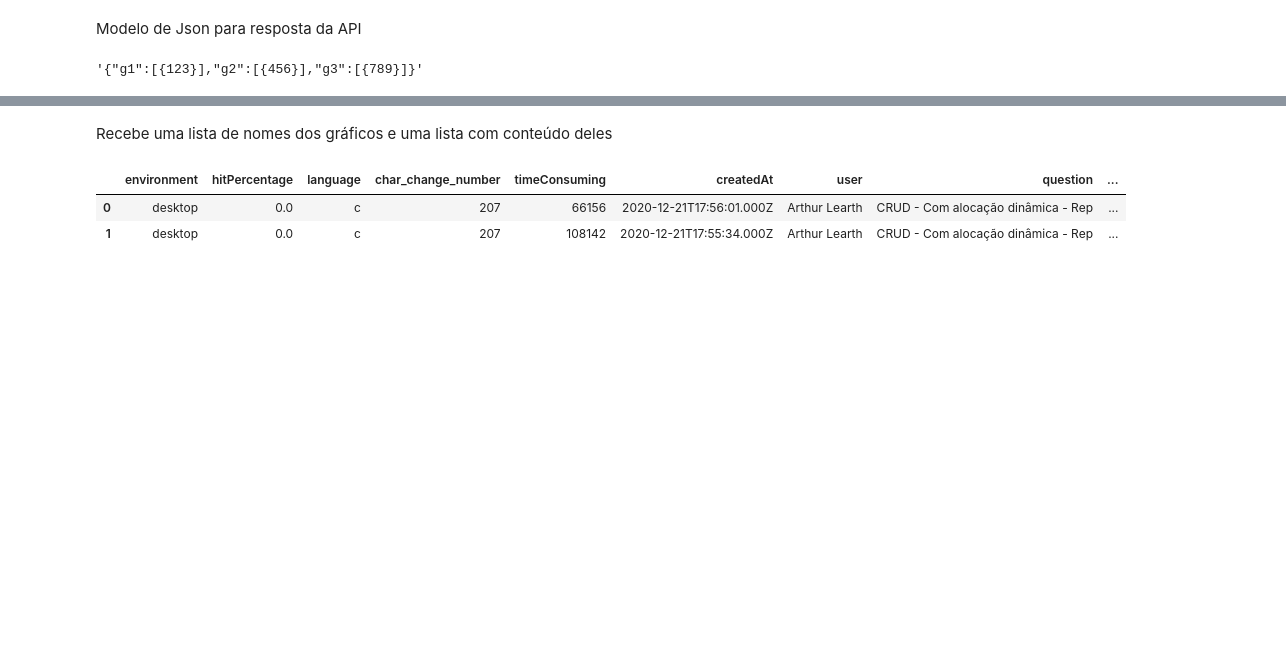
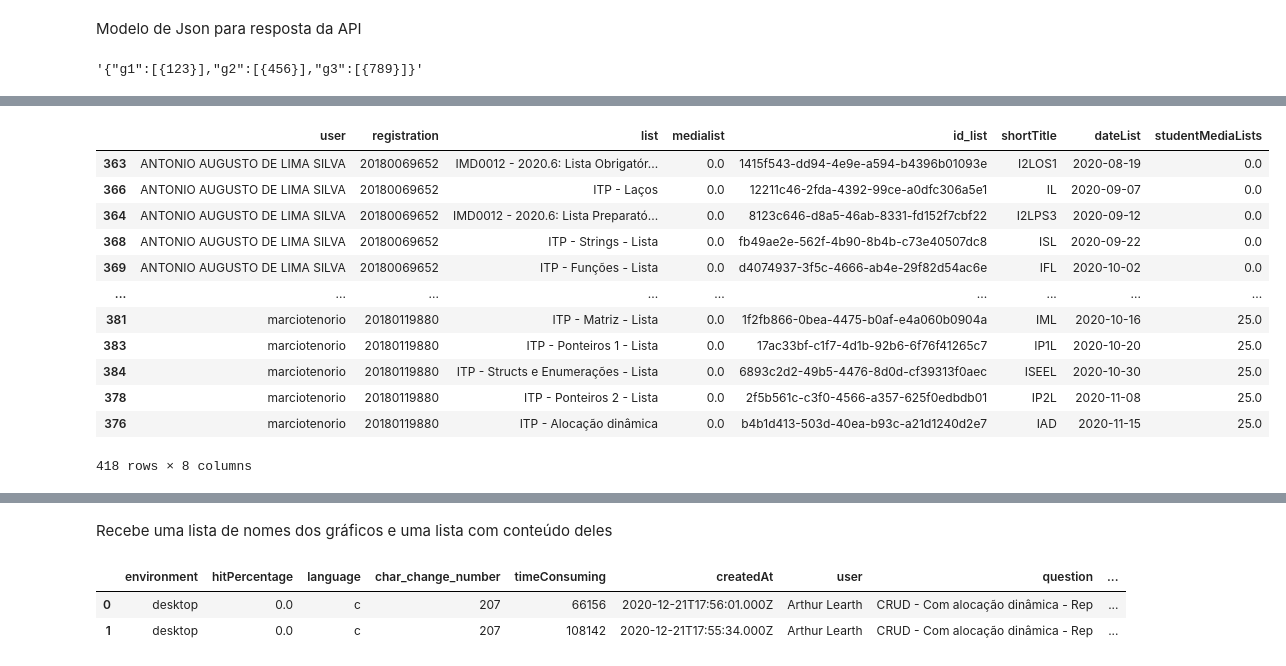
Before and after one commit to vilsonrodrigues/Projeto_Orientacao_Academica_LoP, a Jupyter notebook: Projeto_Orientacao_Academica_LoP.ipynb, the cells around one changed output, grey strips where cells are left out. Cells and saved outputs as stored; diff of their text form; code cells hidden in the pictures; blank space fills up the shorter version.

```diff
--- a/Projeto_Orientacao_Academica_LoP.ipynb
+++ b/Projeto_Orientacao_Academica_LoP.ipynb
@@ -1741,7 +1770,7 @@ def performance_list_test(df_submission, listORtest, df_lop_lists, df_question_d
     #Criando campo com a data
     df_lop_lists['dateList'] = df_lop_lists['createdAt'].dt.date
     #Merge
-    df_performance = pd.merge(df_performance, df_lop_lists.drop(columns = ['author','shortTitle','createdAt']), on='list')
+    df_performance = pd.merge(df_performance, df_lop_lists.drop(columns = ['author','createdAt']), on='list')
 
   elif listORtest == 'test':
     #Me traz as porcentagens maximas de acerto por questão
@@ -1778,3 +1807,6 @@ def performance_list_test(df_submission, listORtest, df_lop_lists, df_question_d
     #Merge
     df_performance = pd.merge(df_performance, df_lop_tests.drop(columns = ['author','shortTitle','createdAt']), on='test')
   return df_performance
+# %%
+df_performance_list = performance_list_test(df_submission, 'list', df_lop_lists, df_question_data)
+df_performance_list.head()
@@ -1807,13 +1864,29 @@ def graph_performance_student_list_test(df_performance_list_test, listORtest = '
     df_student_media = df_performance_list_test.groupby(['registration'])['medialist'].mean().reset_index(name='studentMediaLists')
     #Merge
     df_performance_list_test = pd.merge(df_performance_list_test, df_student_media, on = 'registration')
-    return df_performance_list_test.sort_values(by='user').drop(columns=['totalHitPercentage','totalQuestionslist']).fillna(0)#.to_json(force_ascii=False,orient='records')
+    return df_performance_list_test.sort_values(by=['user','dateList']).drop(columns=['totalHitPercentage','totalQuestionslist']).fillna(0)#.to_json(force_ascii=False,orient='records')
   elif listORtest == 'test':
     #Media geral por aluno
     df_student_media = df_performance_list_test.groupby(['registration'])['mediatest'].mean().reset_index(name='studentMediaTests')
     #Merge
     df_performance_list_test = pd.merge(df_performance_list_test, df_student_media, on = 'registration')
-    return df_performance_list_test.sort_values(by='user').drop(columns=['totalHitPercentage','totalQuestionstest']).fillna(0)#.to_json(force_ascii=False,orient='records')
+    return df_performance_list_test.sort_values(by=['user','dateTest']).drop(columns=['totalHitPercentage','totalQuestionstest']).fillna(0)#.to_json(force_ascii=False,orient='records')
+# %%
+graph_performance_student_list_test(df_performance_list, listORtest = 'list')
+# %% [output]
+|  | user | registration | list | medialist | id_list | shortTitle | dateList | studentMediaLists |
+| 363 | ANTONIO AUGUSTO DE LIMA SILVA | 20180069652 | IMD0012 - 2020.6: Lista Obrigatór... | 0.0 | 1415f543-dd94-4e9e-a594-b4396b01093e | I2LOS1 | 2020-08-19 | 0.0 |
+| 366 | ANTONIO AUGUSTO DE LIMA SILVA | 20180069652 | ITP - Laços | 0.0 | 12211c46-2fda-4392-99ce-a0dfc306a5e1 | IL | 2020-09-07 | 0.0 |
+| 364 | ANTONIO AUGUSTO DE LIMA SILVA | 20180069652 | IMD0012 - 2020.6: Lista Preparató... | 0.0 | 8123c646-d8a5-46ab-8331-fd152f7cbf22 | I2LPS3 | 2020-09-12 | 0.0 |
+| 368 | ANTONIO AUGUSTO DE LIMA SILVA | 20180069652 | ITP - Strings - Lista | 0.0 | fb49ae2e-562f-4b90-8b4b-c73e40507dc8 | ISL | 2020-09-22 | 0.0 |
+| 369 | ANTONIO AUGUSTO DE LIMA SILVA | 20180069652 | ITP - Funções - Lista | 0.0 | d4074937-3f5c-4666-ab4e-29f82d54ac6e | IFL | 2020-10-02 | 0.0 |
+| ... | ... | ... | ... | ... | ... | ... | ... | ... |
+| 381 | marciotenorio | 20180119880 | ITP - Matriz - Lista | 0.0 | 1f2fb866-0bea-4475-b0af-e4a060b0904a | IML | 2020-10-16 | 25.0 |
+| 383 | marciotenorio | 20180119880 | ITP - Ponteiros 1 - Lista | 0.0 | 17ac33bf-c1f7-4d1b-92b6-6f76f41265c7 | IP1L | 2020-10-20 | 25.0 |
+| 384 | marciotenorio | 20180119880 | ITP - Structs e Enumerações - Lista | 0.0 | 6893c2d2-49b5-4476-8d0d-cf39313f0aec | ISEEL | 2020-10-30 | 25.0 |
+| 378 | marciotenorio | 20180119880 | ITP - Ponteiros 2 - Lista | 0.0 | 2f5b561c-c3f0-4566-a357-625f0edbdb01 | IP2L | 2020-11-08 | 25.0 |
+| 376 | marciotenorio | 20180119880 | ITP - Alocação dinâmica | 0.0 | b4b1d413-503d-40ea-b93c-a21d1240d2e7 | IAD | 2020-11-15 | 25.0 |
+418 rows × 8 columns
 # %%
 def media_graph_performance_student_list_test(df_performance_list_test, data, df_class, listORtest = 'list'):
   #Número de alunos na turma
```
Also changed, not shown: parts of 16 cells of this notebook.
